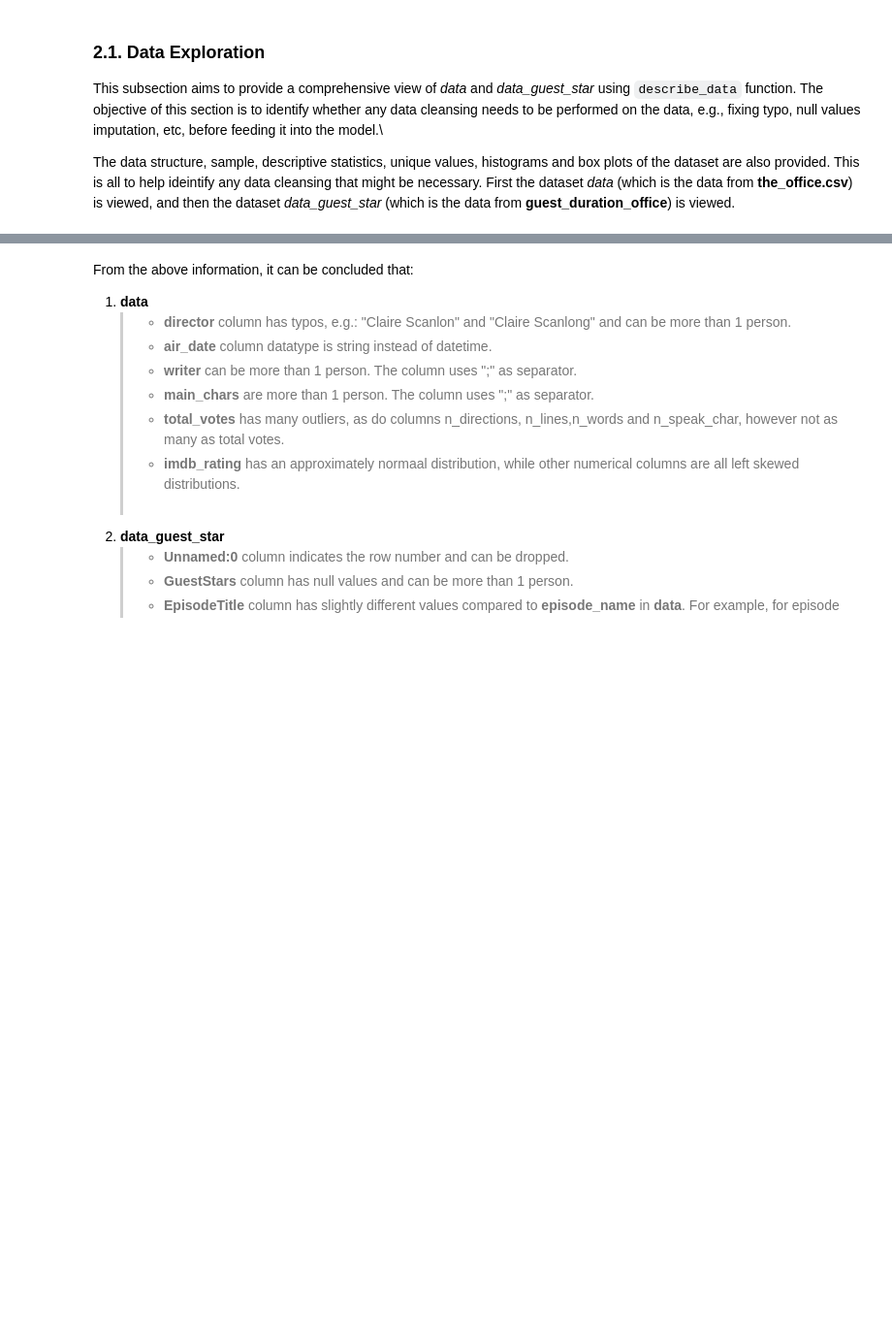
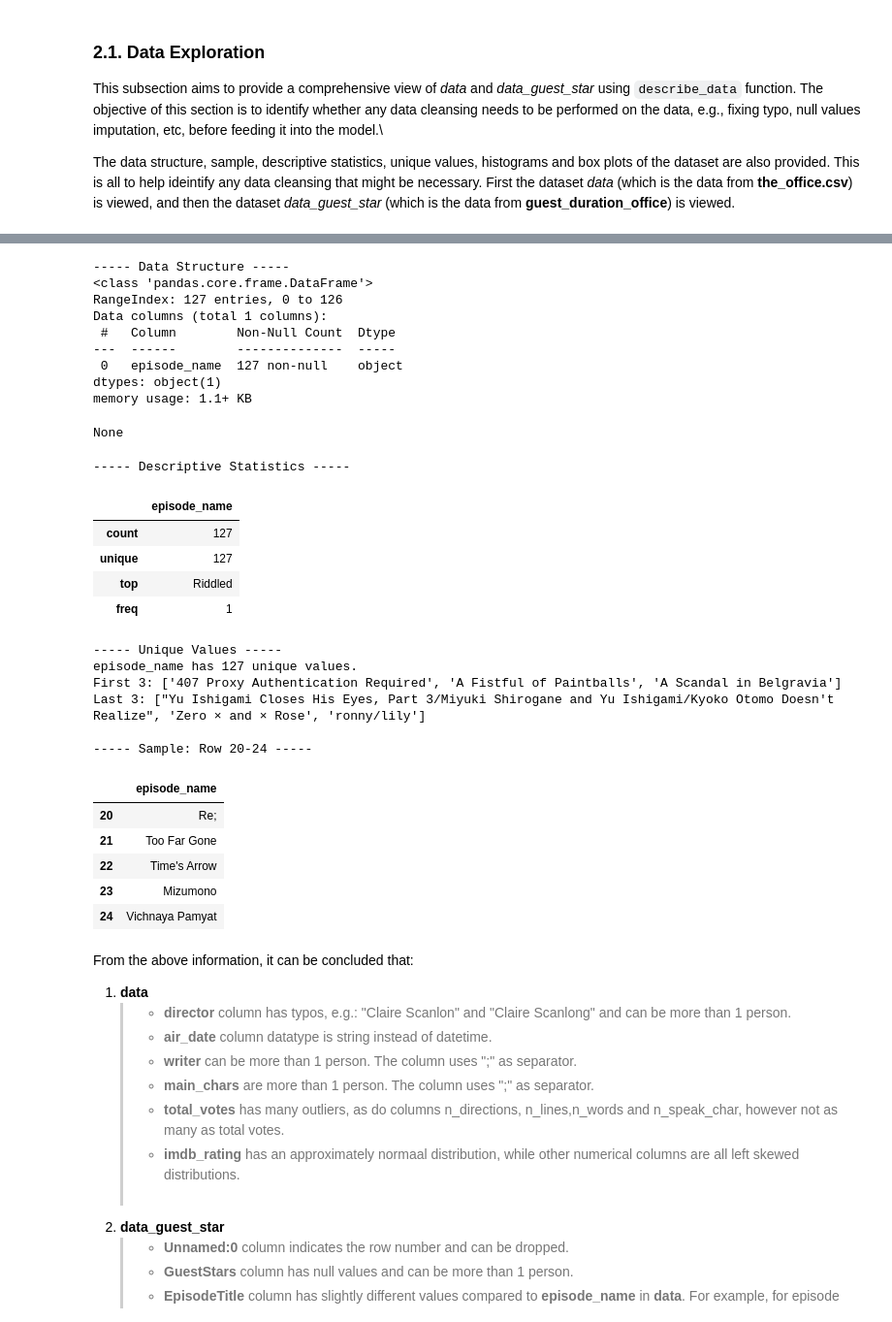
Before and after one commit to monicasteph97/mlp-proj1, a Jupyter notebook: project1.ipynb, the cells around one changed output, grey strips where cells are left out. Shown at 97% size. Saved outputs shown, nothing was run; the diff lists cells and outputs as text; code cells hidden in the pictures; blank space fills up the shorter version.

```diff
--- a/project1.ipynb
+++ b/project1.ipynb
@@ -56,6 +62,33 @@ sns.set_theme(style='darkgrid')
 # Load data
 data = pd.read_csv('the_office.csv')
 data_guest_star = pd.read_csv('guest_duration_office.csv')
+# %%
+# Top highest rating episode name
+def get_all_names(urls):
+    episode_name, series_name = [],[]
+    for url in urls:
+        response = requests.get(url)
+        soup = BeautifulSoup(response.text, 'html.parser')
+        for h in soup.find_all('small', {'class': 'text-primary unbold'}):
+            if h:
+                episode_name.append(h.find_next_sibling('a').text)
+        for h in soup.find_all('span', {'class': 'lister-item-index unbold text-primary'}):
+            hh = h.find_next_sibling('a')
+            if hh:
+                series_name.append(hh.text)
+    series_name = list(set(series_name))
+    episode_name = list(set(episode_name))
+
+    return episode_name, series_name
+
+# Top 50 TV Episode, Rating Count at least 1,000
+url = 'https://www.imdb.com/search/title/?title_type=tv_episode&num_votes=1000,&sort=user_rating,desc'
+# Top 50 TV Episode, Rating Count at least 10,000
+url2= 'https://www.imdb.com/search/title/?title_type=tv_episode&num_votes=10000,&sort=user_rating,desc'
+# Top 50 TV Episode
+url3= 'https://www.imdb.com/list/ls058613627/'
+
+data_episode_name = pd.DataFrame(get_all_names((url, url2, url3))[0], columns=['episode_name'])
 # %% [markdown]
 After making sure that all the necessary libraries or submodules are uploaded here, please follow the given skeleton to create your project report.
 - Your completed assignment must follow this structure
@@ -138,13 +171,14 @@ def describe_data(data):
     print('----- Descriptive Statistics -----')
     display(data.describe())
 
-    print('----- Histogram -----')
     data_num = data.select_dtypes(include=['float64', 'int64'])
-    fig, ax = plt.subplots(1, len(data_num.columns), figsize=(15,3))
-    fig.tight_layout(w_pad=2)
-    for i, col in enumerate(data_num.columns):
-        sns.histplot(data_num[col], ax=ax[i])
-    plt.show()
+    if len(data_num.columns) > 0:
+        print('----- Histogram -----')
+        fig, ax = plt.subplots(1, len(data_num.columns), figsize=(15,3))
+        fig.tight_layout(w_pad=2)
+        for i, col in enumerate(data_num.columns):
+            sns.histplot(data_num[col], ax=ax[i])
+        plt.show()
 
     print('----- Unique Values -----')
     for col in data.columns:
@@ -273,6 +307,37 @@ Writers has 47 unique values: ['Aaron Shure', 'Allison Silverman', 'Amelie Gille
 | 22 | 22 | 2 | Dwight's Speech | Michael coaches pompous Dwight on... | 8.5 | 3283 | 8.40 | 22 | 2 March 2006 | ... |
 | 23 | 23 | 2 | Take Your Daughter to Work Day | A routine office day is changed w... | 8.3 | 3212 | 8.80 | 21 | 16 March 2006 | ... |
 | 24 | 24 | 2 | Michael's Birthday | In celebration of his birthday, M... | 8.1 | 3094 | 7.80 | 22 | 30 March 2006 | ... |
+# %%
+describe_data(data_episode_name)
+# %% [output]
+----- Data Structure -----
+<class 'pandas.core.frame.DataFrame'>
+RangeIndex: 127 entries, 0 to 126
+Data columns (total 1 columns):
+ #   Column        Non-Null Count  Dtype
+---  ------        --------------  -----
+ 0   episode_name  127 non-null    object
+dtypes: object(1)
+memory usage: 1.1+ KB
+None
+----- Descriptive Statistics -----
+|  | episode_name |
+| count | 127 |
+| unique | 127 |
+| top | Riddled |
+| freq | 1 |
+----- Unique Values -----
+episode_name has 127 unique values.
+First 3: ['407 Proxy Authentication Required', 'A Fistful of Paintballs', 'A Scandal in Belgravia']
+Last 3: ["Yu Ishigami Closes His Eyes, Part 3/Miyuki Shirogane and Yu Ishigami/Kyoko Otomo Doesn't Realize", 'Zero × and × Rose', 'ronny/lily']
+
+----- Sample: Row 20-24 -----
+|  | episode_name |
+| 20 | Re; |
+| 21 | Too Far Gone |
+| 22 | Time's Arrow |
+| 23 | Mizumono |
+| 24 | Vichnaya Pamyat |
 # %% [markdown]
 From the above information, it can be concluded that:
 1. **data**
```
Also changed, not shown: parts of 13 cells of this notebook.
